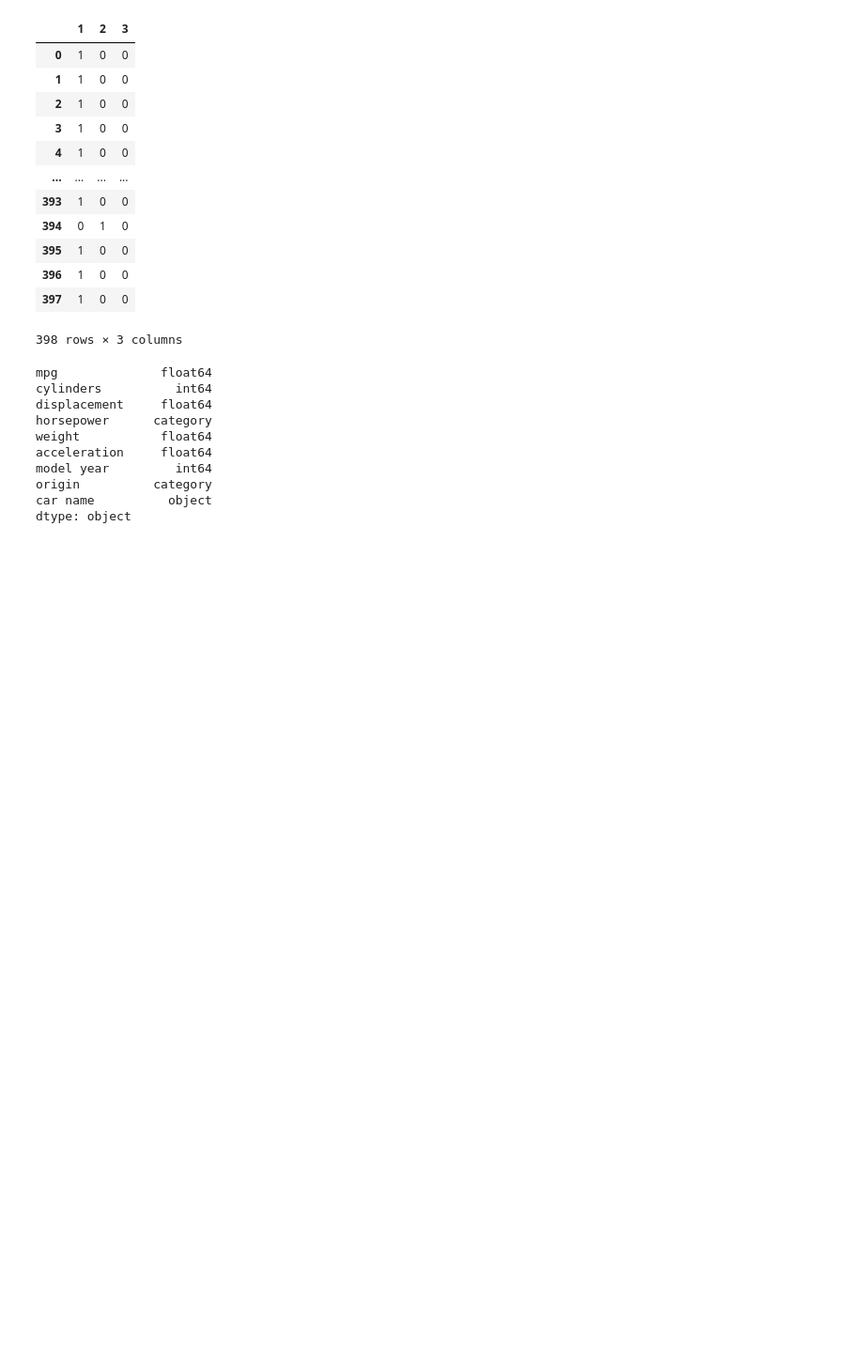
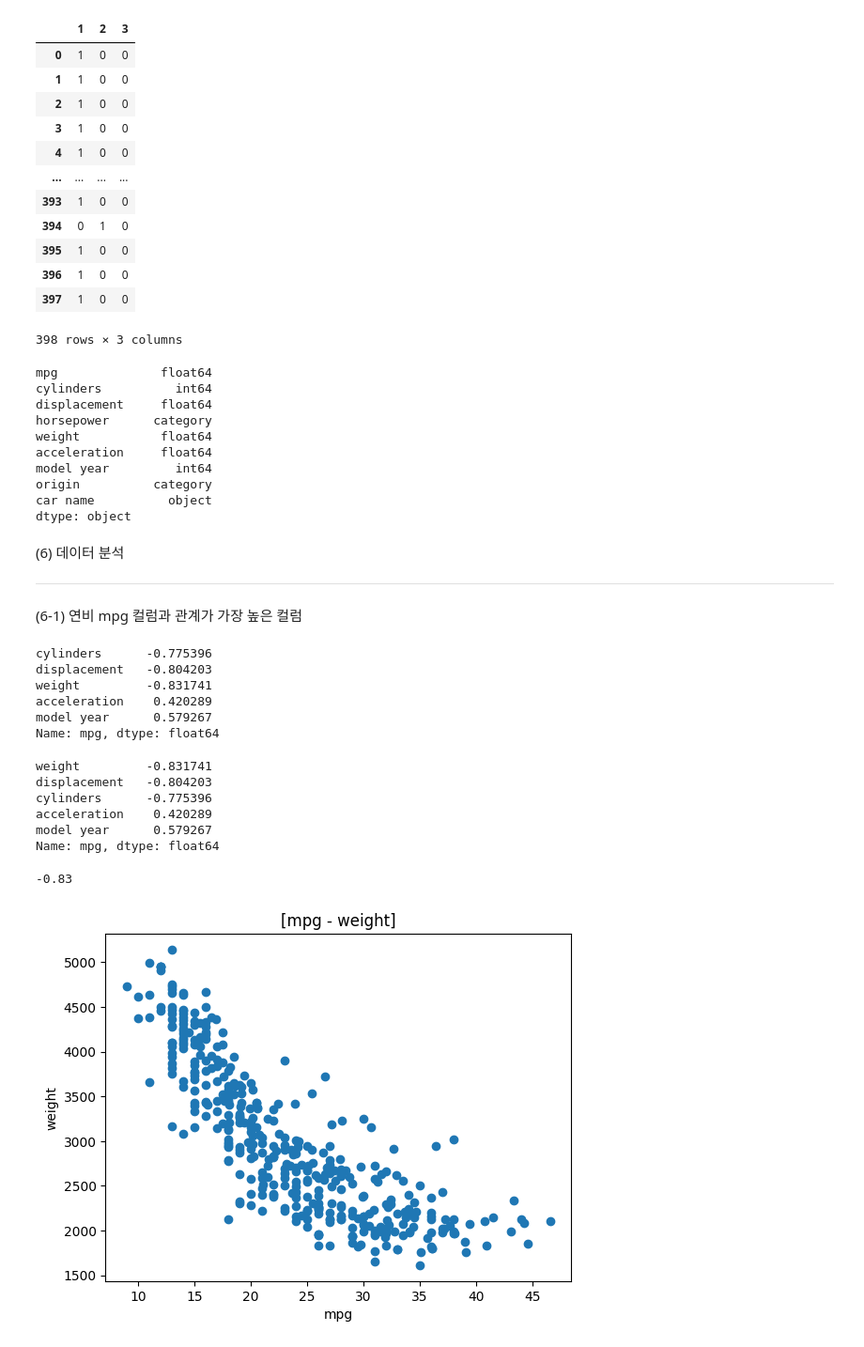
Before and after one commit to Schubert3275/KDT-Pandas_Study, a Jupyter notebook: DAY_08/ex_scatter_plot.ipynb, the cells around one changed output. Shown at 94% size. Cells and saved outputs as stored; diff of their text form; code cells hidden in the pictures; blank space fills up the shorter version.

```diff
--- a/DAY_08/ex_scatter_plot.ipynb
+++ b/DAY_08/ex_scatter_plot.ipynb
@@ -262,7 +262,7 @@ pd.get_dummies(mpgDF.origin, dtype=int)
 # pandas.get_dummies() 함수
 # mpg에 origin 컬럼을 변환 ==> 'USA', 'EU', 'JPN' 변환
 # %%
-mpgDF['origin'].replace({'USA': 1, 'EU': 2, 'JPN': 3}, inplace=True)
+mpgDF['origin'].replace({1: 'USA', 2: 'EU', 3: 'JPN'}, inplace=True)
 # %%
 mpgDF['origin'] = mpgDF['origin'].astype('category')
 # %%
@@ -278,3 +278,30 @@ model year         int64
 origin          category
 car name          object
 dtype: object
+# %% [markdown]
+(6) 데이터 분석 <hr>
+(6-1) 연비 mpg 컬럼과 관계가 가장 높은 컬럼
+# %%
+# 상관계수 수치화 확인 -------------------------------
+corrDF = mpgDF.corr(numeric_only=True)
+corrDF['mpg'][1:]
+# %% [output]
+cylinders      -0.775396
+displacement   -0.804203
+weight         -0.831741
+acceleration    0.420289
+model year      0.579267
+Name: mpg, dtype: float64
+# %%
+corrDF['mpg'][1:].sort_values()
+# %% [output]
+weight         -0.831741
+displacement   -0.804203
+cylinders      -0.775396
+acceleration    0.420289
+model year      0.579267
+Name: mpg, dtype: float64
+# %%
+round(corrDF['mpg']['weight'], 2)
+# %% [output]
+-0.83
@@ -280,0 +311,11 @@ dtype: object
+# %%
+colors = np.random.rand(mpgDF.shape[0])
+size = mpgDF['mpg'] * 100
+
+plt.scatter(mpgDF['mpg'], mpgDF['weight'])
+plt.xlabel('mpg')
+plt.ylabel('weight')
+plt.title('[mpg - weight]')
+plt.show()
+# %% [output]
+[figure, added]
```
Also changed, not shown: parts of 25 cells of this notebook, 2 other files.
